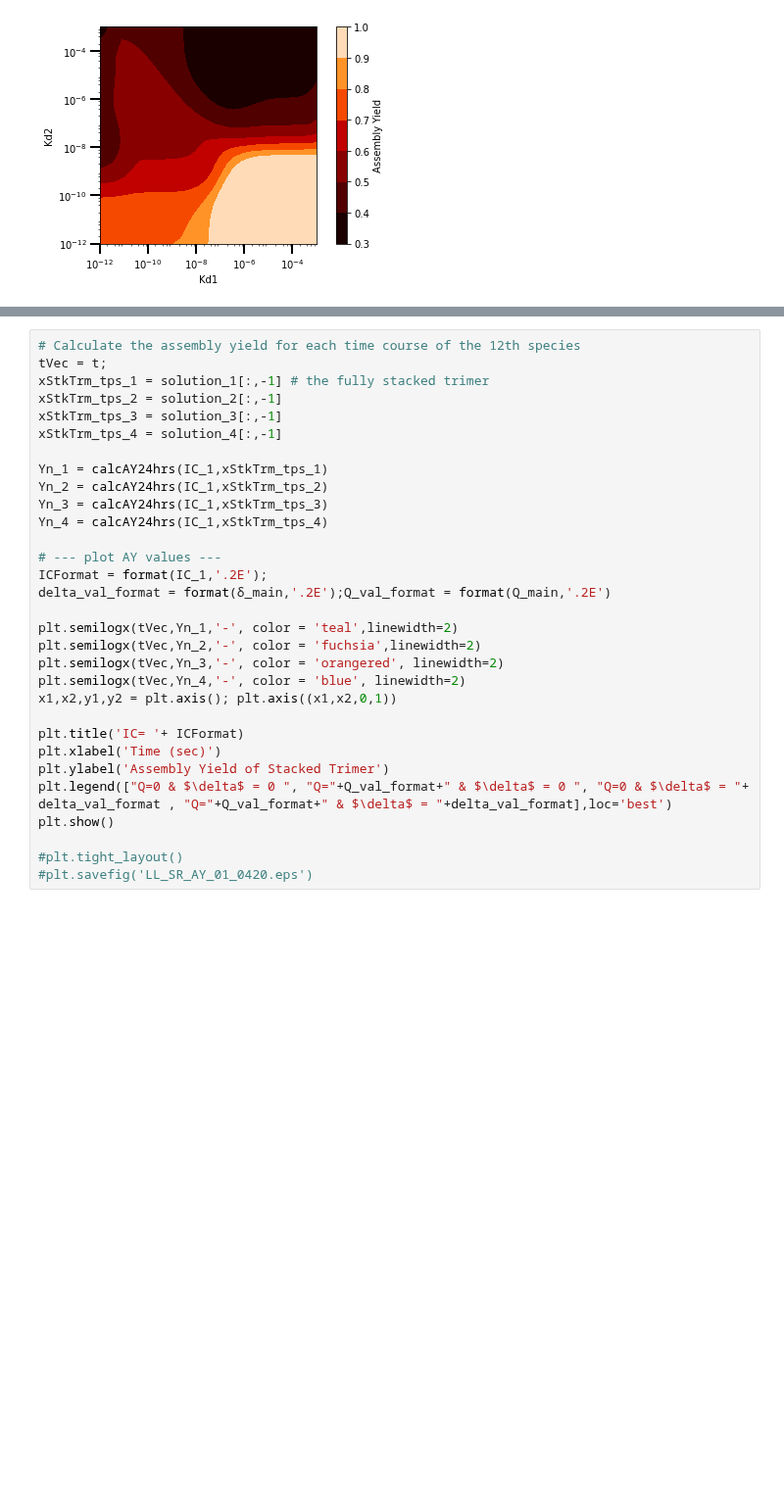
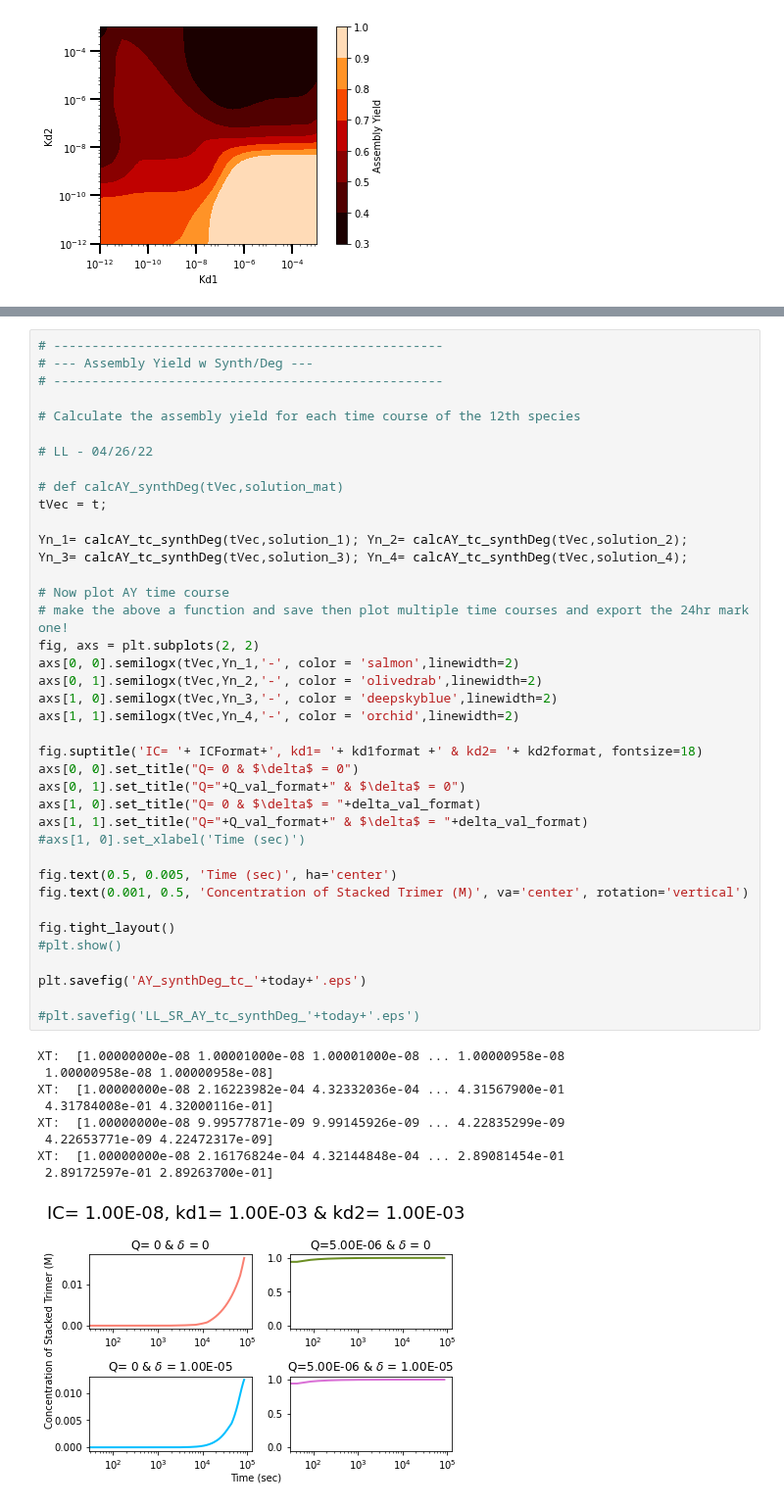
Before and after one commit to llagunes-324B21/Persephone_SR, a Jupyter notebook: April_2022/LL_SR_04_2022.ipynb, the cells around one changed output, grey strips where cells are left out. Shown at 98% size. Cells and saved outputs as stored; diff of their text form; blank space fills up the shorter version.

```diff
--- a/April_2022/LL_SR_04_2022.ipynb
+++ b/April_2022/LL_SR_04_2022.ipynb
@@ -675,31 +665,49 @@ plt.semilogx(tVec, Yn)
-# %%
-# Calculate the assembly yield for each time course of the 12th species
-tVec = t;
-xStkTrm_tps_1 = solution_1[:,-1] # the fully stacked trimer
-xStkTrm_tps_2 = solution_2[:,-1]
-xStkTrm_tps_3 = solution_3[:,-1]
-xStkTrm_tps_4 = solution_4[:,-1]
-
-Yn_1 = calcAY24hrs(IC_1,xStkTrm_tps_1)
-Yn_2 = calcAY24hrs(IC_1,xStkTrm_tps_2)
-Yn_3 = calcAY24hrs(IC_1,xStkTrm_tps_3)
-Yn_4 = calcAY24hrs(IC_1,xStkTrm_tps_4)
-
-# --- plot AY values ---
-ICFormat = format(IC_1,'.2E');
-delta_val_format = format(δ_main,'.2E');Q_val_format = format(Q_main,'.2E')
-
-plt.semilogx(tVec,Yn_1,'-', color = 'teal',linewidth=2)
-plt.semilogx(tVec,Yn_2,'-', color = 'fuchsia',linewidth=2)
-plt.semilogx(tVec,Yn_3,'-', color = 'orangered', linewidth=2)
-plt.semilogx(tVec,Yn_4,'-', color = 'blue', linewidth=2)
-x1,x2,y1,y2 = plt.axis(); plt.axis((x1,x2,0,1))
-
-plt.title('IC= '+ ICFormat)
-plt.xlabel('Time (sec)')
-plt.ylabel('Assembly Yield of Stacked Trimer')
-plt.legend(["Q=0 & $\delta$ = 0 ", "Q="+Q_val_format+" & $\delta$ = 0 ", "Q=0 & $\delta$ = "+ delta_val_format , "Q="+Q_val_format+" & $\delta$ = "+delta_val_format],loc='best')
-plt.show()
-
-#plt.tight_layout()
-#plt.savefig('LL_SR_AY_01_0420.eps')
+# %%
+# ---------------------------------------------------
+# --- Assembly Yield w Synth/Deg ---
+# ---------------------------------------------------
+
+# Calculate the assembly yield for each time course of the 12th species
+
+# LL - 04/26/22
+
+# def calcAY_synthDeg(tVec,solution_mat)
+tVec = t;
+
+Yn_1= calcAY_tc_synthDeg(tVec,solution_1); Yn_2= calcAY_tc_synthDeg(tVec,solution_2);
+Yn_3= calcAY_tc_synthDeg(tVec,solution_3); Yn_4= calcAY_tc_synthDeg(tVec,solution_4);
+
+# Now plot AY time course
+# make the above a function and save then plot multiple time courses and export the 24hr mark one!
+fig, axs = plt.subplots(2, 2)
+axs[0, 0].semilogx(tVec,Yn_1,'-', color = 'salmon',linewidth=2)
+axs[0, 1].semilogx(tVec,Yn_2,'-', color = 'olivedrab',linewidth=2)
+axs[1, 0].semilogx(tVec,Yn_3,'-', color = 'deepskyblue',linewidth=2)
+axs[1, 1].semilogx(tVec,Yn_4,'-', color = 'orchid',linewidth=2)
+
+fig.suptitle('IC= '+ ICFormat+', kd1= '+ kd1format +' & kd2= '+ kd2format, fontsize=18)
+axs[0, 0].set_title("Q= 0 & $\delta$ = 0")
+axs[0, 1].set_title("Q="+Q_val_format+" & $\delta$ = 0")
+axs[1, 0].set_title("Q= 0 & $\delta$ = "+delta_val_format)
+axs[1, 1].set_title("Q="+Q_val_format+" & $\delta$ = "+delta_val_format)
+#axs[1, 0].set_xlabel('Time (sec)')
+
+fig.text(0.5, 0.005, 'Time (sec)', ha='center')
+fig.text(0.001, 0.5, 'Concentration of Stacked Trimer (M)', va='center', rotation='vertical')
+
+fig.tight_layout()
+#plt.show()
+
+plt.savefig('AY_synthDeg_tc_'+today+'.eps')
+
+#plt.savefig('LL_SR_AY_tc_synthDeg_'+today+'.eps')
+# %% [output]
+XT:  [1.00000000e-08 1.00001000e-08 1.00001000e-08 ... 1.00000958e-08
+ 1.00000958e-08 1.00000958e-08]
+XT:  [1.00000000e-08 2.16223982e-04 4.32332036e-04 ... 4.31567900e-01
+ 4.31784008e-01 4.32000116e-01]
+XT:  [1.00000000e-08 9.99577871e-09 9.99145926e-09 ... 4.22835299e-09
+ 4.22653771e-09 4.22472317e-09]
+XT:  [1.00000000e-08 2.16176824e-04 4.32144848e-04 ... 2.89081454e-01
+ 2.89172597e-01 2.89263700e-01]
+[figure, added]
```
Also changed, not shown: parts of 6 cells of this notebook.
